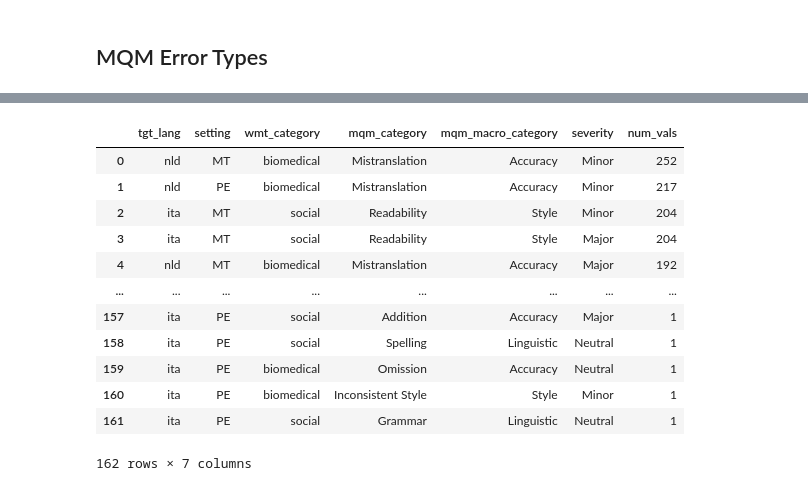
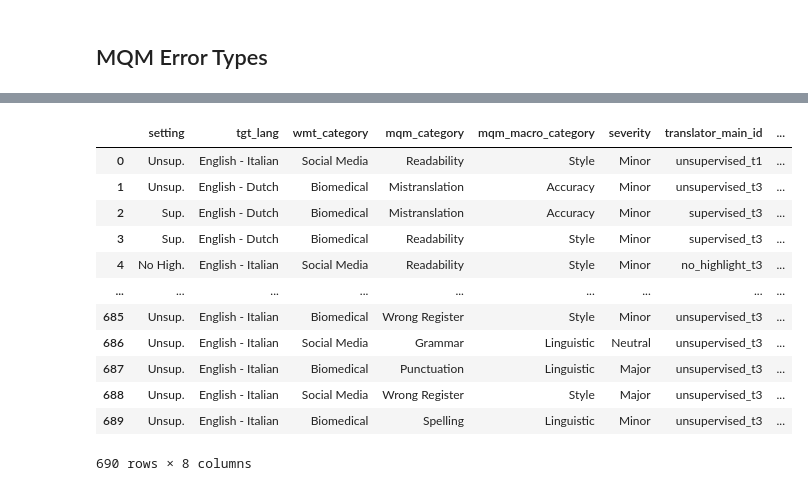
Before and after one commit to gsarti/qe4pe, a Jupyter notebook: notebooks/analysis.ipynb, the cells around one changed output, grey strips where cells are left out. Saved outputs shown, nothing was run; the diff lists cells and outputs as text; code cells hidden in the pictures.

```diff
--- a/notebooks/analysis.ipynb
+++ b/notebooks/analysis.ipynb
@@ -45,6 +45,12 @@ modality_map = {
     "supervised": "Supervised",
     "unsupervised": "Unsupervised"
 }
+modality_short_map = {
+    "no_highlight": "No High.",
+    "oracle": "Oracle",
+    "supervised": "Sup.",
+    "unsupervised": "Unsup."
+}
 rev_modality_map = {v: k for k, v in modality_map.items()}
 
 lang_map = {
@@ -241,7 +247,7 @@ def get_char_per_sec_df(df: pd.DataFrame, num_src_chars: int, task_name: str, ti
     df_new["task"] = task_map[task_name]
     df_new["char_per_min"] = (num_src_chars / (df_new[time_field] / 60))
     df_new["highlight_modality"] = df_new["translator_main_id"].str[:-3]
-    df_new["highlight_modality"] = df_new["highlight_modality"].map(modality_map)
+    df_new["highlight_modality"] = df_new["highlight_modality"].map(modality_short_map)
     df_new["tgt_lang"] = df_new["tgt_lang"].map(lang_map)
     return df_new
 
@@ -253,9 +259,9 @@ char_per_sec_df = pd.concat([char_per_sec_pre, char_per_sec_main, char_per_sec_p
 char_per_sec_df.id = pd.Categorical(char_per_sec_df.id, ordered=True, categories=["Slower", "Average", "Faster"])
 char_per_sec_df.tgt_lang = pd.Categorical(char_per_sec_df.tgt_lang, ordered=True, categories=["English - Italian", "English - Dutch"])
 char_per_sec_df.task = pd.Categorical(char_per_sec_df.task, ordered=True, categories=["Pre", "Main", "Post"])
-char_per_sec_df.highlight_modality = pd.Categorical(char_per_sec_df.highlight_modality, ordered=True, categories=["No Highlight", "Oracle", "Unsupervised", "Supervised"])
+char_per_sec_df.highlight_modality = pd.Categorical(char_per_sec_df.highlight_modality, ordered=True, categories=["No High.", "Oracle", "Unsup.", "Sup."])
 
-MAX_CHAR_PER_MIN = 250
+MAX_CHAR_PER_MIN = 360
 
 plot = (
     ggplot(char_per_sec_df, aes(x="char_per_min", y="highlight_modality", color="id"))
@@ -1782,48 +1811,55 @@ mqm_macro_category = {
     "Punctuation": "Linguistic",
     "Spelling": "Linguistic",
     "Grammar": "Linguistic",
 }
 
-def get_mqm_errors_dataframe(df: pd.DataFrame, key_fields: list[str] = ["tgt_lang", "setting", "wmt_category", "mqm_category", "mqm_macro_category", "severity"]):
+def get_mqm_errors_dataframe(df: pd.DataFrame, key_fields: list[str] = ["setting", "tgt_lang", "wmt_category", "mqm_category", "mqm_macro_category", "severity", "translator_main_id"]):
     errors = {}
     for _, row in df.iterrows():
         for setting in ["mt", "pe"]:
+            if setting == "mt" and row["highlight_modality"] != "no_highlight":
+                continue
             for error in eval(row[f"qa_{setting}_mqm_errors"]):
-                error["setting"] = setting.upper()
+                error["translator_main_id"] = row["translator_main_id"]
+                error["setting"] = setting.upper() if setting == "mt" else modality_short_map[row["highlight_modality"]]
                 error["tgt_lang"] = row["tgt_lang"]
                 error["wmt_category"] = row["wmt_category"]
                 error["mqm_macro_category"] = mqm_macro_category[error["mqm_category"]]
                 key = tuple(error[field] for field in key_fields)
                 if key not in errors:
                     errors[key] = 0
                 errors[key] += 1
     dicts = dict(sorted(errors.items(), key=lambda item: item[1], reverse=True))
     mqm_error_groups_df = pd.DataFrame(
         {
-            "tgt_lang": [k[0] for k in dicts.keys()],
-            "setting": [k[1] for k in dicts.keys()],
+            "setting": [k[0] for k in dicts.keys()],
+            "tgt_lang": [k[1] for k in dicts.keys()],
             "wmt_category": [k[2] for k in dicts.keys()],
             "mqm_category": [k[3] for k in dicts.keys()],
             "mqm_macro_category": [k[4] for k in dicts.keys()],
             "severity": [k[5] for k in dicts.keys()],
-            "num_vals": list(dicts.values())
+            "translator_main_id": [k[6] for k in dicts.keys()],
+            "Count": list(dicts.values())
         }
     )
+    mqm_error_groups_df["wmt_category"] = mqm_error_groups_df["wmt_category"].map(domain_map)
+    mqm_error_groups_df["tgt_lang"] = mqm_error_groups_df["tgt_lang"].map(lang_map)
+    mqm_error_groups_df["tgt_lang"] = pd.Categorical(mqm_error_groups_df["tgt_lang"], ordered=True, categories=lang_map.values())
     return mqm_error_groups_df
 
 mqm_error_groups_df = get_mqm_errors_dataframe(mqm_errors_df)
 mqm_error_groups_df
 # %% [output]
-|  | tgt_lang | setting | wmt_category | mqm_category | mqm_macro_category | severity | num_vals |
-| 0 | nld | MT | biomedical | Mistranslation | Accuracy | Minor | 252 |
-| 1 | nld | PE | biomedical | Mistranslation | Accuracy | Minor | 217 |
-| 2 | ita | MT | social | Readability | Style | Minor | 204 |
-| 3 | ita | MT | social | Readability | Style | Major | 204 |
-| 4 | nld | MT | biomedical | Mistranslation | Accuracy | Major | 192 |
-| ... | ... | ... | ... | ... | ... | ... | ... |
-| 157 | ita | PE | social | Addition | Accuracy | Major | 1 |
-| 158 | ita | PE | social | Spelling | Linguistic | Neutral | 1 |
-| 159 | ita | PE | biomedical | Omission | Accuracy | Neutral | 1 |
-| 160 | ita | PE | biomedical | Inconsistent Style | Style | Minor | 1 |
-| 161 | ita | PE | social | Grammar | Linguistic | Neutral | 1 |
+|  | setting | tgt_lang | wmt_category | mqm_category | mqm_macro_category | severity | translator_main_id | ... |
+| 0 | Unsup. | English - Italian | Social Media | Readability | Style | Minor | unsupervised_t1 | ... |
+| 1 | Unsup. | English - Dutch | Biomedical | Mistranslation | Accuracy | Minor | unsupervised_t3 | ... |
+| 2 | Sup. | English - Dutch | Biomedical | Mistranslation | Accuracy | Minor | supervised_t3 | ... |
+| 3 | Sup. | English - Dutch | Biomedical | Readability | Style | Minor | supervised_t3 | ... |
+| 4 | No High. | English - Italian | Social Media | Readability | Style | Minor | no_highlight_t3 | ... |
+| ... | ... | ... | ... | ... | ... | ... | ... | ... |
+| 685 | Unsup. | English - Italian | Biomedical | Wrong Register | Style | Minor | unsupervised_t3 | ... |
+| 686 | Unsup. | English - Italian | Social Media | Grammar | Linguistic | Neutral | unsupervised_t3 | ... |
+| 687 | Unsup. | English - Italian | Biomedical | Punctuation | Linguistic | Major | unsupervised_t3 | ... |
+| 688 | Unsup. | English - Italian | Social Media | Wrong Register | Style | Major | unsupervised_t3 | ... |
+| 689 | Unsup. | English - Italian | Biomedical | Spelling | Linguistic | Minor | unsupervised_t3 | ... |
-162 rows × 7 columns
+690 rows × 8 columns
```
Also changed, not shown: parts of 21 cells of this notebook, 28 other files.
